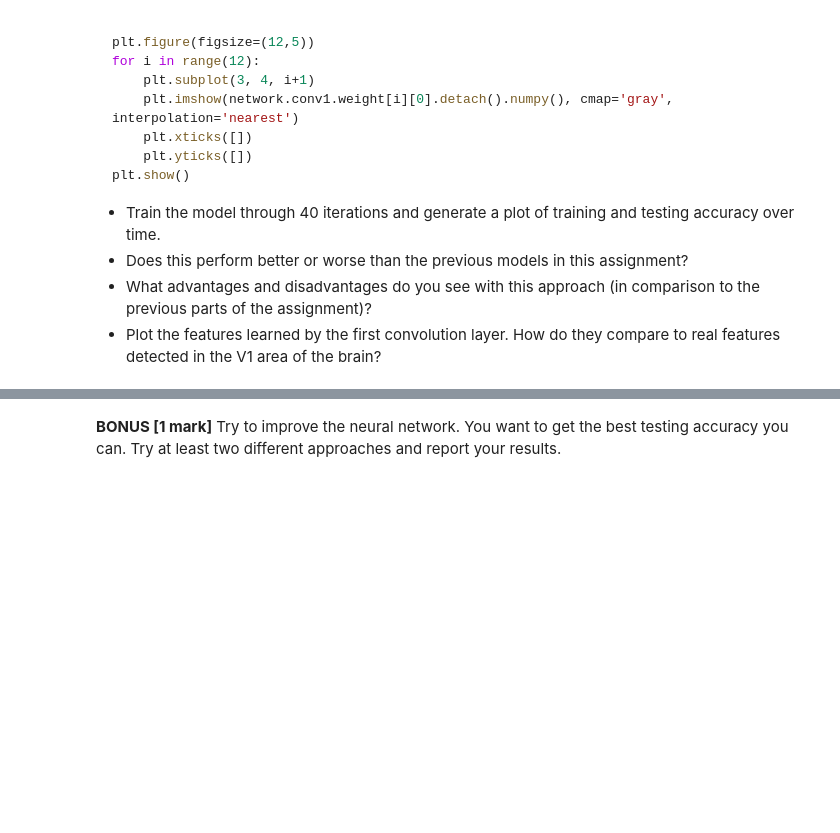
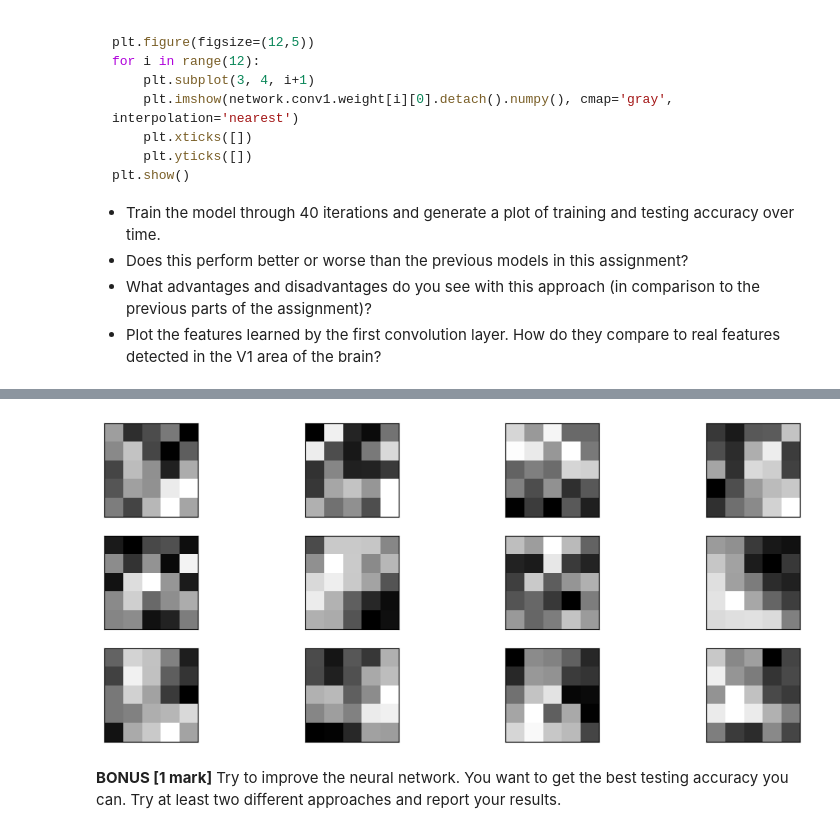
Before and after one commit to mr-nudo/neuronModels1, a Jupyter notebook: syde552_file_(2).ipynb, the cells around one changed output, grey strips where cells are left out. Drawn from its saved outputs; the diff is of its cells as text; code cells hidden in the pictures; blank space fills up the shorter version.

```diff
--- a/syde552_file_(2).ipynb
+++ b/syde552_file_(2).ipynb
@@ -699,2 +745,12 @@ plt.show()
+# %%
+plt.figure(figsize=(12,5))
+for i in range(12):
+    plt.subplot(3, 4, i+1)
+    plt.imshow(network.conv1.weight[i][0].detach().numpy(), cmap='gray', interpolation='nearest')
+    plt.xticks([])
+    plt.yticks([])
+plt.show()
+# %% [output]
+[figure, added]
 # %% [markdown]
 **BONUS [1 mark]** Try to improve the neural network.  You want to get the best testing accuracy you can.  Try at least two different approaches and report your results.
```
Also changed, not shown: parts of 3 cells of this notebook.
